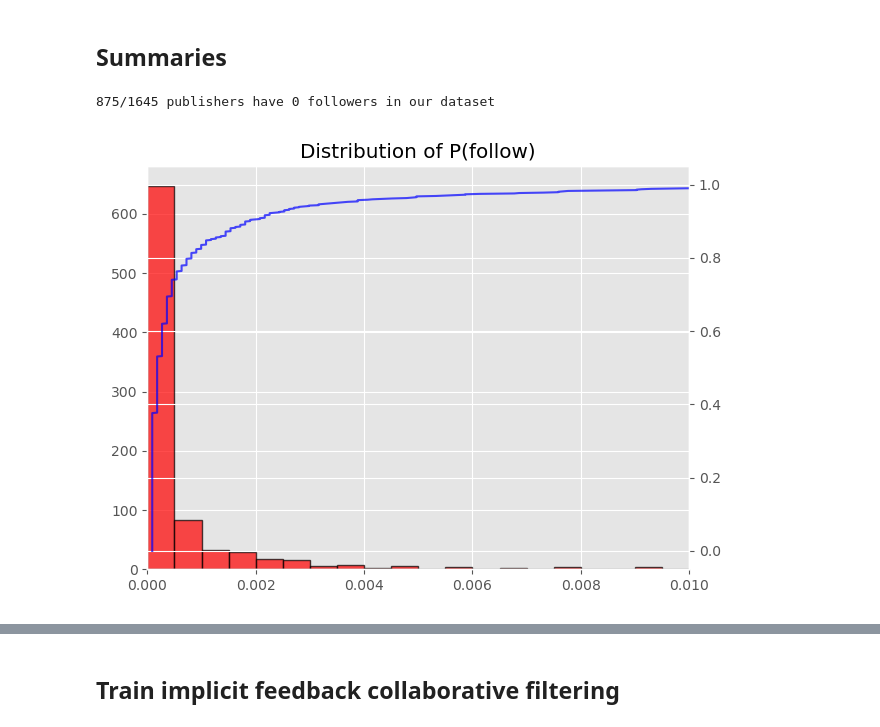
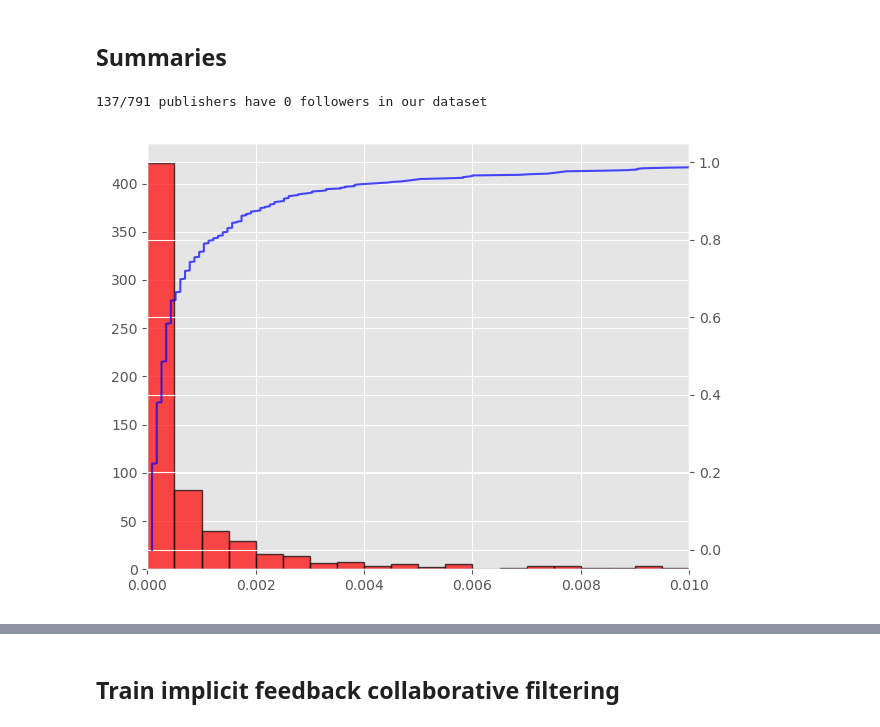
Before and after one commit to alexmoehring/PrivacyPenalties, a Jupyter notebook: scripts/twitter_recommendations.ipynb, the cells around one changed output, grey strips where cells are left out. Drawn from its saved outputs; the diff is of its cells as text; code cells hidden in the pictures.

```diff
--- a/scripts/twitter_recommendations.ipynb
+++ b/scripts/twitter_recommendations.ipynb
@@ -22,6 +22,8 @@ print(pubs.head())
 
 # filter a few
 pubs = pubs.loc[pubs.single_twitter_handle != 'barackobama']
+pubs = pubs.loc[pubs.num_followers > 100000]
+print(list(pubs.single_twitter_handle))
 # %% [output]
      canonical  twitter_id  hardScoreSum  numHardArticles  numArticles  \
 0   10best.com  17389704.0   4353.245115             2277        19437
@@ -90,19 +92,19 @@ df = long_df
 # %%
 # first plot distribution of who follows who
 pub_shares = wide_df.fillna(0).mean()
-print('{0}/{1} publishers have 0 followers in our dataset'.format((pub_shares > 0).sum(), len(pub_shares)))
+print('{0}/{1} publishers have 0 followers in our dataset'.format((pub_shares == 0).sum(), len(pub_shares)))
 
 ResearchTools.ChartTools.plot_histogram_with_cdf(
     series=pub_shares[pub_shares > 0],
     pickle_fig=False,
-    fn='./temp/tmp.png',
+    fn='./temp/publisher_shares.png',
     show_graph=False,
-    name='Distribution of P(follow)',
+    name='',
     rng=(0,0.01),
     xlabel='',
     nbins=20
 )
-Image(filename=('./temp/tmp.png'))
+Image(filename=('./temp/publisher_shares.png'))
 # %% [output]
-875/1645 publishers have 0 followers in our dataset
+137/791 publishers have 0 followers in our dataset
-[figure, old version]
+[figure, new version]
```
Also changed, not shown: parts of 16 cells of this notebook, 11 other files.
